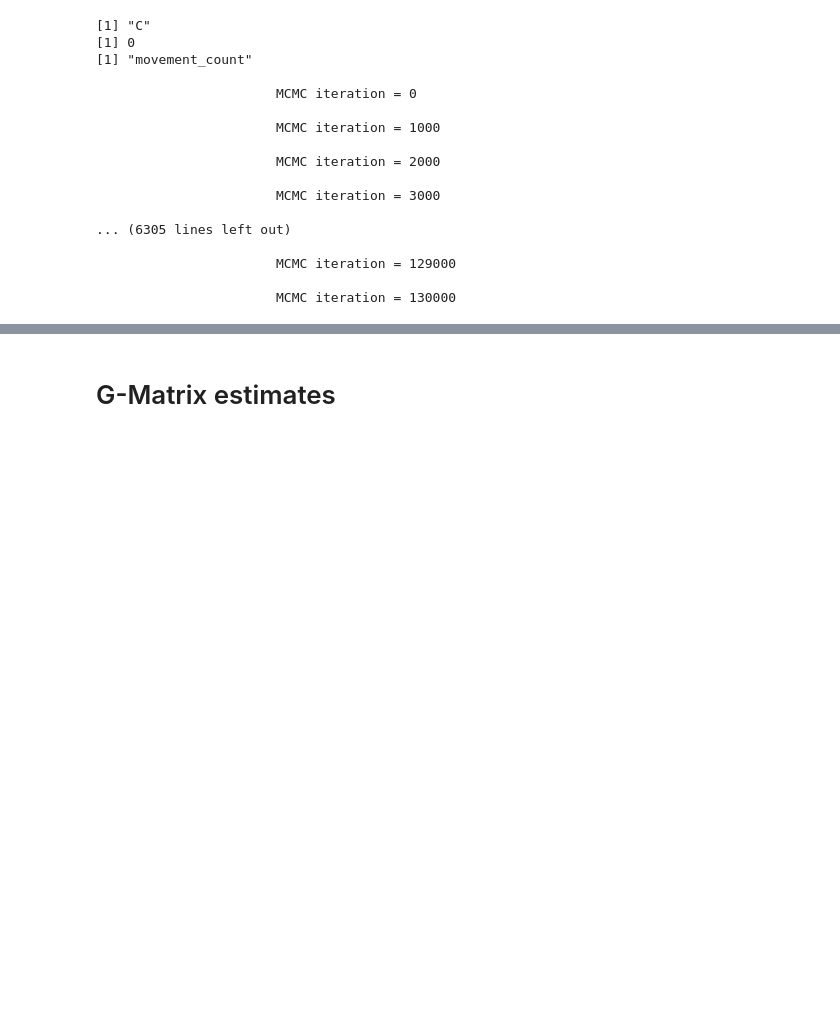
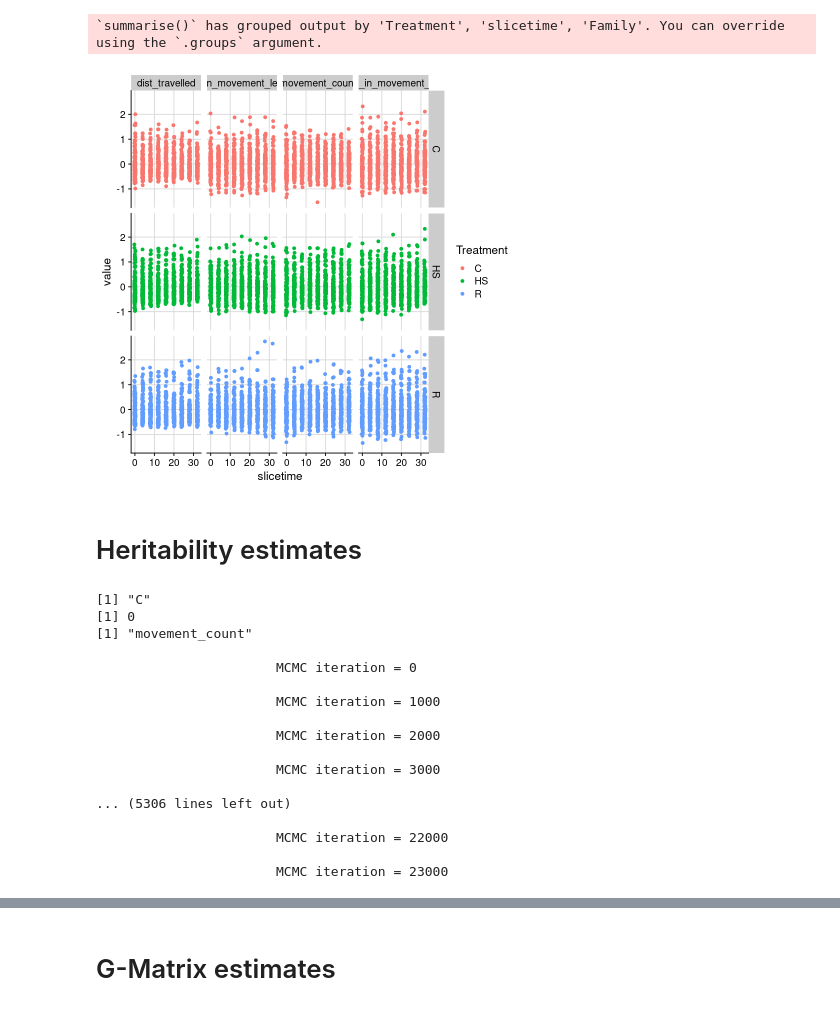
Before and after one commit to Wolfffff/quantitative-genetics-behavior, a Jupyter notebook: sandbox/20210603_Wolf/20210520_Example_H2-MCMC+G-matrix.ipynb, the cells around one changed output, grey strips where cells are left out. Cells and saved outputs as stored; diff of their text form; code cells hidden in the pictures; blank space fills up the shorter version.

```diff
--- a/sandbox/20210603_Wolf/20210520_Example_H2-MCMC+G-matrix.ipynb
+++ b/sandbox/20210603_Wolf/20210520_Example_H2-MCMC+G-matrix.ipynb
@@ -152,3 +230,10 @@ map_g = data.frame(snp = name_split,chr = chr, pos=pos,ref=rep("A",ncol(gt_mat))
+# %%
+make_familyPlots(f1s_df_ts_filtered)
+# %% [output]
+`summarise()` has grouped output by 'Treatment', 'slicetime', 'Family'. You can override using the `.groups` argument.
+[figure, added]
+# %% [markdown]
+# Heritability estimates
 # %%
 h2_estimates_mcmc <- data.frame(trait=character(),
                            treatment=character(),
@@ -159,20 +244,21 @@ h2_estimates_mcmc <- data.frame(trait=character(),
                            p=numeric())
 traits <- c('movement_count','mean_movement_length','speed_in_movement_mean','dist_travelled')
 
-family_A_inv = Matrix::solve(parental_grm)
-family_A_inv = evolqg::ExtendMatrix(family_A_inv, ret.dim = ncol(family_A_inv)-1)$ExtMat
-family_A_inv =- as(family_A_inv, "sparseMatrix")
+#family_A_inv = Matrix::solve(parental_grm)
+#family_A_inv = evolqg::ExtendMatrix(family_A_inv, ret.dim = ncol(family_A_inv)-1)$ExtMat
+#family_A_inv =- as(family_A_inv, "sparseMatrix")
 prior = list(G = list(G1 = list(V = 1, nu = 0.002)),
              R = list(V = 1, nu = 0.002))
 
 
 for (treatment in c("C","R","HS")){
     print(treatment)
-    for (time in c(0,32)){
+    for (time in unique(f1s_df_ts_filtered$slicetime)){
         print(time)
         for (trait in traits){
             print(trait)
-            slice <- f1s_df_ts[f1s_df_ts$Treatment == treatment & f1s_df_ts$slicetime == time,]#mapping_df[mapping_df$Treatment == treatment & mapping_df$slicetime == time,]
+            slice <- f1s_df_ts_filtered[f1s_df_ts_filtered$Treatment == treatment &
+                                        f1s_df_ts_filtered$slicetime == time,] #mapping_df[mapping_df$Treatment == treatment & mapping_df$slicetime == time,]
             slice[,traits] = scale(slice[,traits])
             form = as.formula(paste0(trait, "~","1"))
             full_mod <- MCMCglmm(form,
@@ -180,7 +266,7 @@ for (treatment in c("C","R","HS")){
                                  random = ~Family,
                                  prior = prior,
                                  #ginverse = list(Family = family_A_inv),
-                                 family = "gaussian", nitt = 130000, burnin = 30000)
+                                 family = "gaussian", nitt = 23000, burnin = 3000)
             mod_sum = summary(full_mod)
             mean = mod_sum$Gcovariances[1]
             se <- mod_sum$Gcovariances[2:3]
@@ -203,8 +289,8 @@ for (treatment in c("C","R","HS")){
 
                        MCMC iteration = 3000
 
-... (6305 lines left out)
+... (5306 lines left out)
 
-                       MCMC iteration = 129000
+                       MCMC iteration = 22000
 
-                       MCMC iteration = 130000
+                       MCMC iteration = 23000
```
Also changed, not shown: parts of 18 cells of this notebook, 1 other file.
